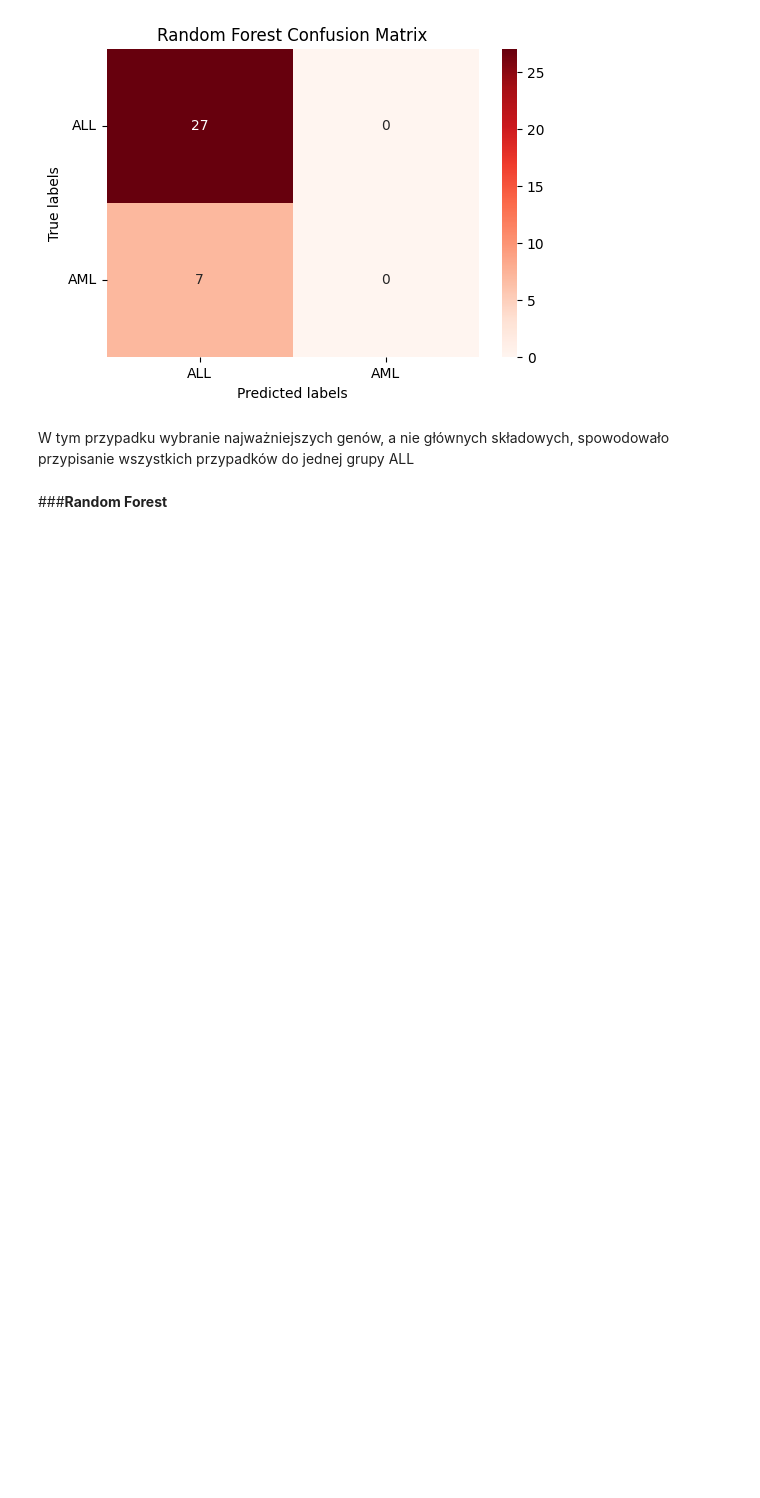
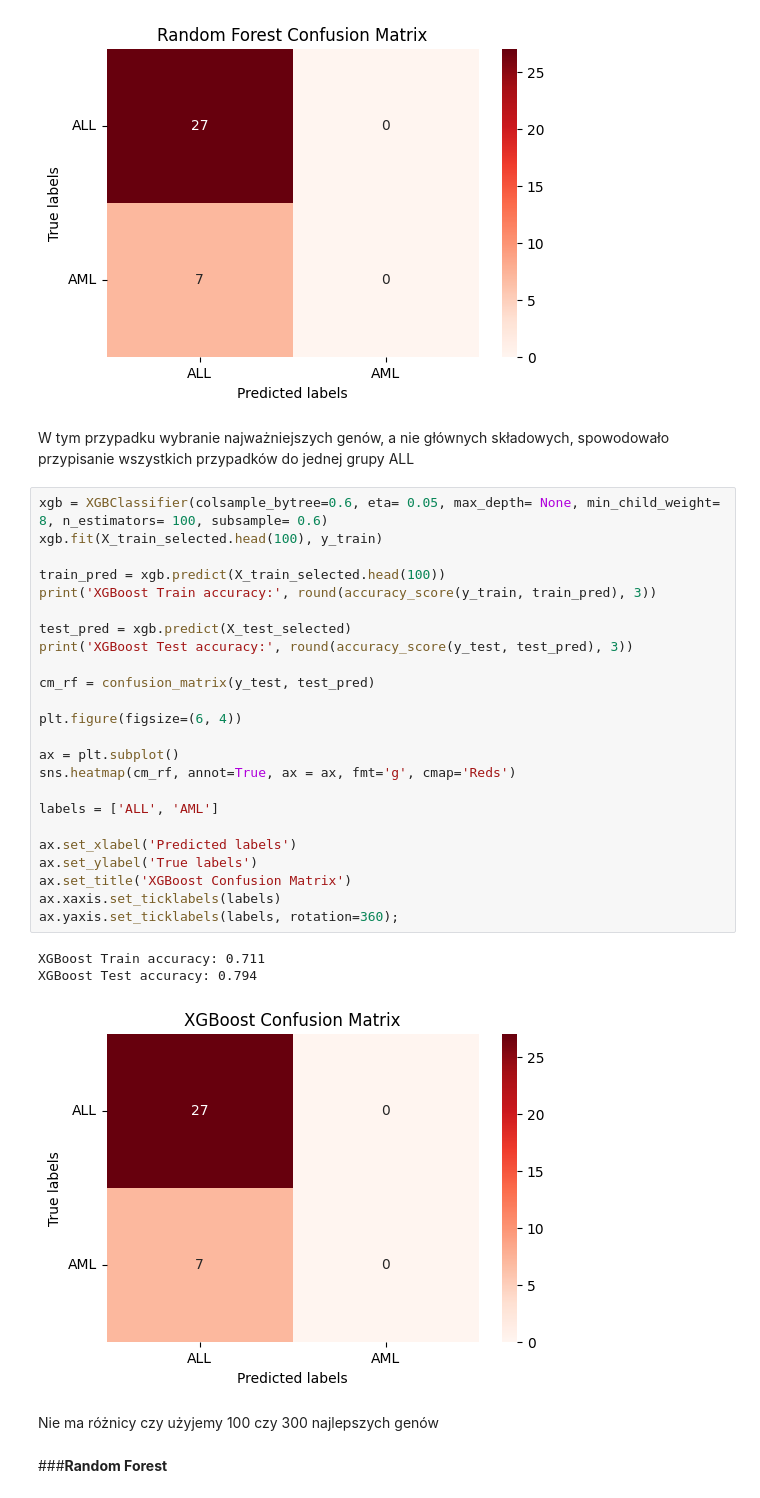
Before and after one commit to szezlong/gene-classification, a Jupyter notebook: Gene_Classification.ipynb, the cells around one changed output. Drawn from its saved outputs; the diff is of its cells as text; blank space fills up the shorter version.

```diff
--- a/Gene_Classification.ipynb
+++ b/Gene_Classification.ipynb
@@ -566,6 +574,36 @@ ax.yaxis.set_ticklabels(labels, rotation=360);
 [figure]
 # %% [markdown]
 W tym przypadku wybranie najważniejszych genów, a nie głównych składowych, spowodowało przypisanie wszystkich przypadków do jednej grupy ALL
+# %%
+xgb = XGBClassifier(colsample_bytree=0.6, eta= 0.05, max_depth= None, min_child_weight= 8, n_estimators= 100, subsample= 0.6)
+xgb.fit(X_train_selected.head(100), y_train)
+
+train_pred = xgb.predict(X_train_selected.head(100))
+print('XGBoost Train accuracy:', round(accuracy_score(y_train, train_pred), 3))
+
+test_pred = xgb.predict(X_test_selected)
+print('XGBoost Test accuracy:', round(accuracy_score(y_test, test_pred), 3))
+
+cm_rf = confusion_matrix(y_test, test_pred)
+
+plt.figure(figsize=(6, 4))
+
+ax = plt.subplot()
+sns.heatmap(cm_rf, annot=True, ax = ax, fmt='g', cmap='Reds')
+
+labels = ['ALL', 'AML']
+
+ax.set_xlabel('Predicted labels')
+ax.set_ylabel('True labels')
+ax.set_title('XGBoost Confusion Matrix')
+ax.xaxis.set_ticklabels(labels)
+ax.yaxis.set_ticklabels(labels, rotation=360);
+# %% [output]
+XGBoost Train accuracy: 0.711
+XGBoost Test accuracy: 0.794
+[figure, added]
+# %% [markdown]
+Nie ma różnicy czy użyjemy 100 czy 300 najlepszych genów
 # %% [markdown]
 ###**Random Forest**
 # %%
```
Also changed, not shown: parts of 17 cells of this notebook.
